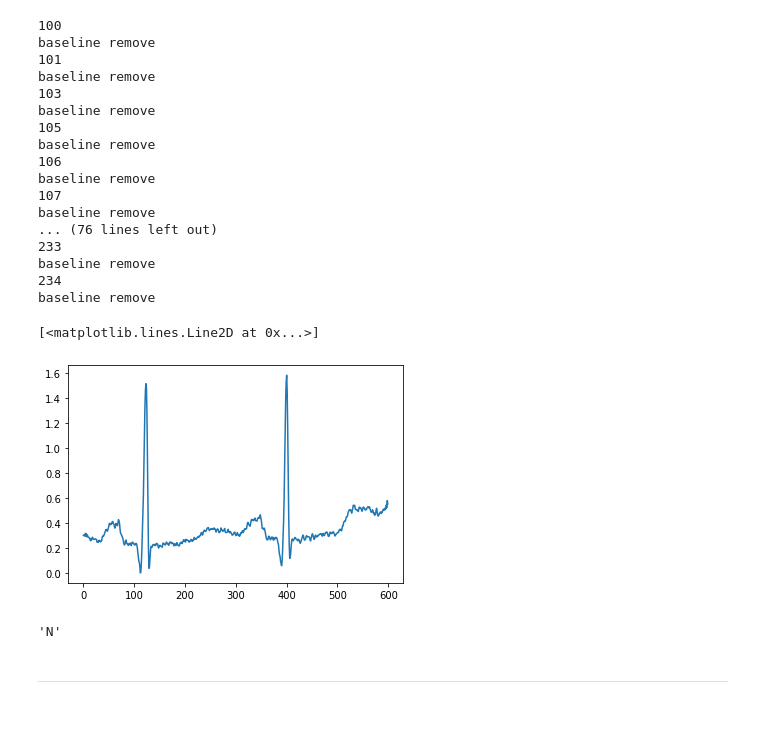
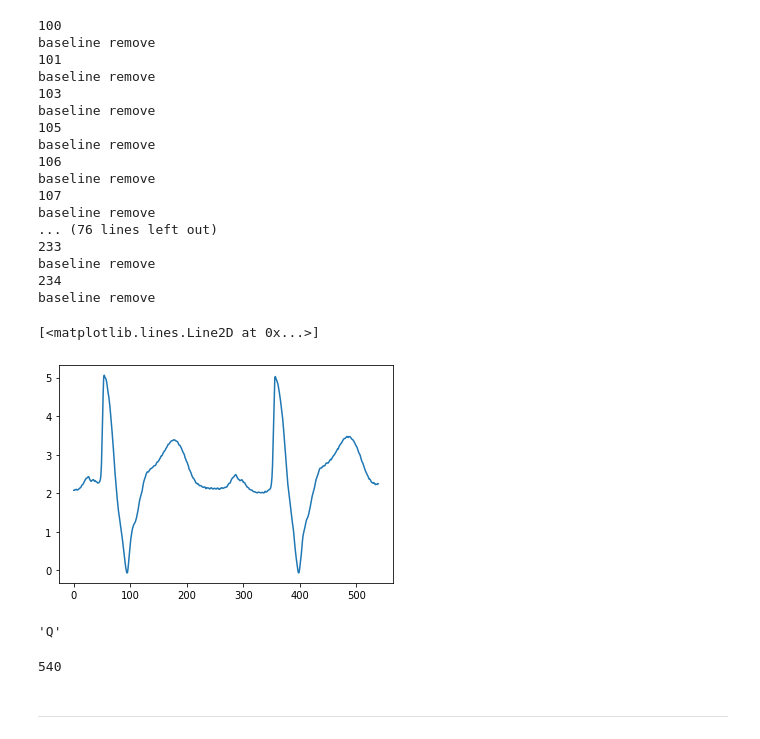
Before and after one commit to sbscsue/ecg_data_wfdb, a Jupyter notebook: use/segment/save.ipynb, the cells around one changed output. Saved outputs shown, nothing was run; the diff lists cells and outputs as text; code cells hidden in the pictures.

```diff
--- a/use/segment/save.ipynb
+++ b/use/segment/save.ipynb
@@ -68,7 +68,7 @@ files =[
 # %%
 ecg = []
 for i in files:
-    ecg.append(ecg_segment(path+"\\"+str(i[0]),channel=i[1],ver="nsv",leftSegSize=360,rightSegSize=180, resample_seg_size=600,mode = 2))
+    ecg.append(ecg_segment(path+"\\"+str(i[0]),channel=i[1],ver="aami",leftSegSize=360,rightSegSize=180, resample_seg_size=-1,mode = 2))
 # %% [output]
 100
 baseline remove
@@ -87,15 +87,19 @@ baseline remove
 baseline remove
 234
 baseline remove
+# %%
+plt.plot(ecg[5].seg[-20]['record'])
+# %% [output]
+[<matplotlib.lines.Line2D at 0x...>]
+[figure, added]
+# %%
+ecg[5].seg[-20]['annotation']
+# %% [output]
+'Q'
 # %%
-plt.plot(ecg[0].seg[-1]['record'])
+len(ecg[0].seg[-1]['record'])
 # %% [output]
-[<matplotlib.lines.Line2D at 0x...>]
+540
-[figure, removed]
-# %%
-ecg[0].seg[-1]['annotation']
-# %% [output]
-'N'
 # %% [markdown]
 ------------
 # %%
```
Also changed, not shown: parts of 2 cells of this notebook, 39 other files.
